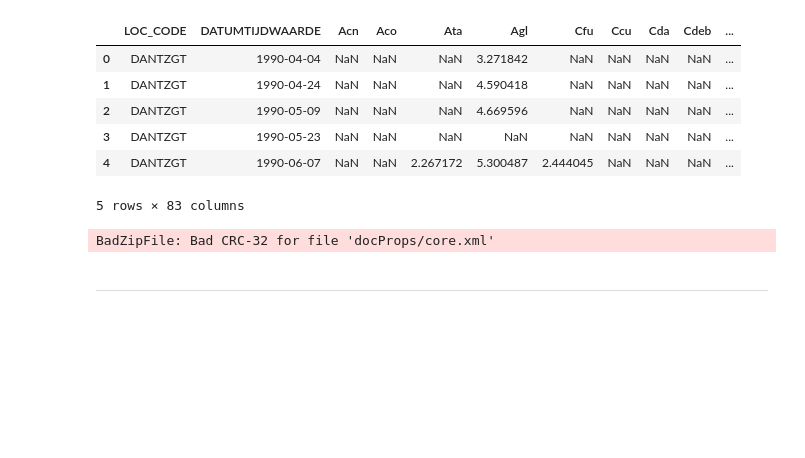
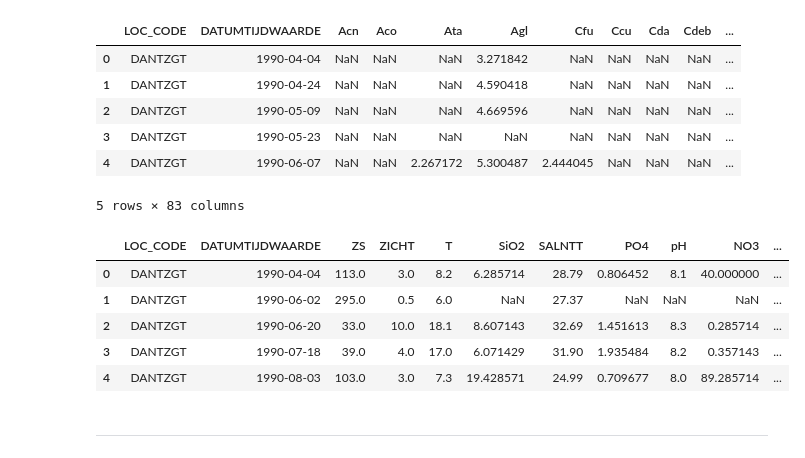
Before and after one commit to JinseiSteven/Phytoplankton-Prediction-Project, a Jupyter notebook: scripts/clustering.ipynb, the cells around one changed output. Cells and saved outputs as stored; diff of their text form; code cells hidden in the pictures; blank space fills up the shorter version.

```diff
--- a/scripts/clustering.ipynb
+++ b/scripts/clustering.ipynb
@@ -21,10 +21,15 @@ biotic_df.head()
 | 4 | DANTZGT | 1990-06-07 | NaN | NaN | 2.267172 | 5.300487 | 2.444045 | NaN | NaN | NaN | ... |
 5 rows × 83 columns
 # %%
-abiotic_combined_df = pd.read_excel('../data/ABIO.xlsx', sheet_name='ABIO_AGGREGATED')
-abiotic_combined_df.head()
+abiotic_df = pd.read_excel('../data/ABIO.xlsx', sheet_name='ABIO_AGGREGATED')
+abiotic_df.head()
 # %% [output]
-BadZipFile: Bad CRC-32 for file 'docProps/core.xml'
+|  | LOC_CODE | DATUMTIJDWAARDE | ZS | ZICHT | T | SiO2 | SALNTT | PO4 | pH | NO3 | ... |
+| 0 | DANTZGT | 1990-04-04 | 113.0 | 3.0 | 8.2 | 6.285714 | 28.79 | 0.806452 | 8.1 | 40.000000 | ... |
+| 1 | DANTZGT | 1990-06-02 | 295.0 | 0.5 | 6.0 | NaN | 27.37 | NaN | NaN | NaN | ... |
+| 2 | DANTZGT | 1990-06-20 | 33.0 | 10.0 | 18.1 | 8.607143 | 32.69 | 1.451613 | 8.3 | 0.285714 | ... |
+| 3 | DANTZGT | 1990-07-18 | 39.0 | 4.0 | 17.0 | 6.071429 | 31.90 | 1.935484 | 8.2 | 0.357143 | ... |
+| 4 | DANTZGT | 1990-08-03 | 103.0 | 3.0 | 7.3 | 19.428571 | 24.99 | 0.709677 | 8.0 | 89.285714 | ... |
 # %% [markdown]
 ---
 # %%
```
Also changed, not shown: parts of 2 cells of this notebook.
